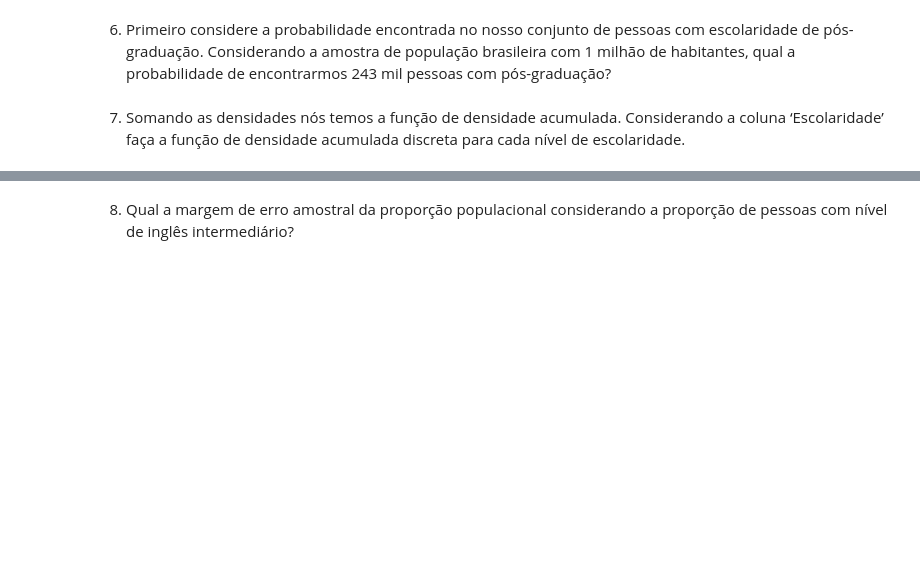
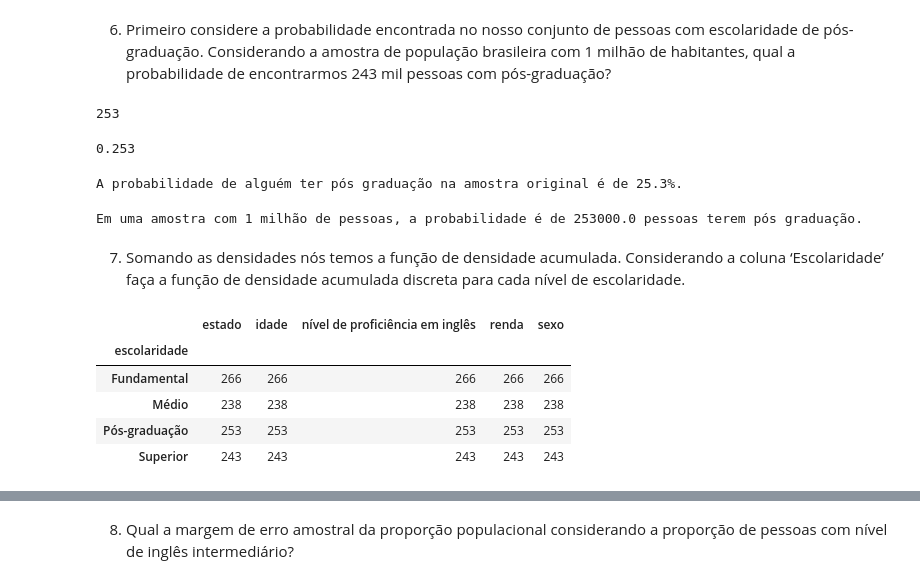
Before and after one commit to juh-rr/exercicio-estatistica2, a Jupyter notebook: exercicios.ipynb, the cells around one changed output, grey strips where cells are left out. Drawn from its saved outputs; the diff is of its cells as text; code cells hidden in the pictures; blank space fills up the shorter version.

```diff
--- a/exercicios.ipynb
+++ b/exercicios.ipynb
@@ -204,4 +207,31 @@ probabilidade de encontrarmos 243 mil pessoas com pós-graduação?
+# %%
+populacao[pos_grad_mask].shape[0]
+# %% [output]
+253
+# %%
+probabilidade_pos_grad = populacao[pos_grad_mask].shape[0] / populacao.shape[0]
+print(probabilidade_pos_grad)
+# %% [output]
+0.253
+# %%
+print(f"A probabilidade de alguém ter pós graduação na amostra original é de {probabilidade_pos_grad * 100}%.")
+# %% [output]
+A probabilidade de alguém ter pós graduação na amostra original é de 25.3%.
+# %%
+nova_amostra = 1000000
+print(f"Em uma amostra com 1 milhão de pessoas, a probabilidade é de {probabilidade_pos_grad * nova_amostra} pessoas terem pós graduação.")
+# %% [output]
+Em uma amostra com 1 milhão de pessoas, a probabilidade é de 253000.0 pessoas terem pós graduação.
 # %% [markdown]
 7. Somando as densidades nós temos a função de densidade acumulada.
 Considerando a coluna ‘Escolaridade’ faça a função de densidade
 acumulada discreta para cada nível de escolaridade.
+# %%
+populacao.groupby(['escolaridade']).count()
+# %% [output]
+|  | estado | idade | nível de proficiência em inglês | renda | sexo |
+| escolaridade |  |  |  |  |  |
+| Fundamental | 266 | 266 | 266 | 266 | 266 |
+| Médio | 238 | 238 | 238 | 238 | 238 |
+| Pós-graduação | 253 | 253 | 253 | 253 | 253 |
+| Superior | 243 | 243 | 243 | 243 | 243 |
```
Also changed, not shown: parts of 20 cells of this notebook.
